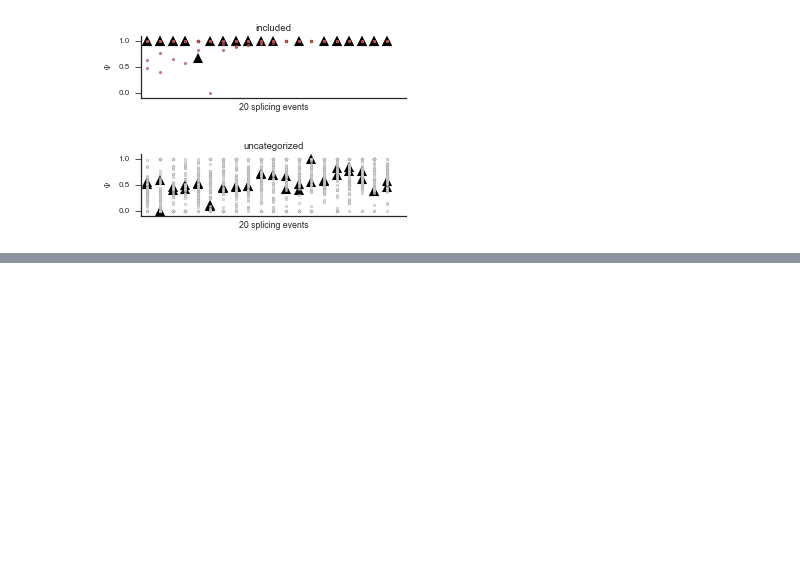
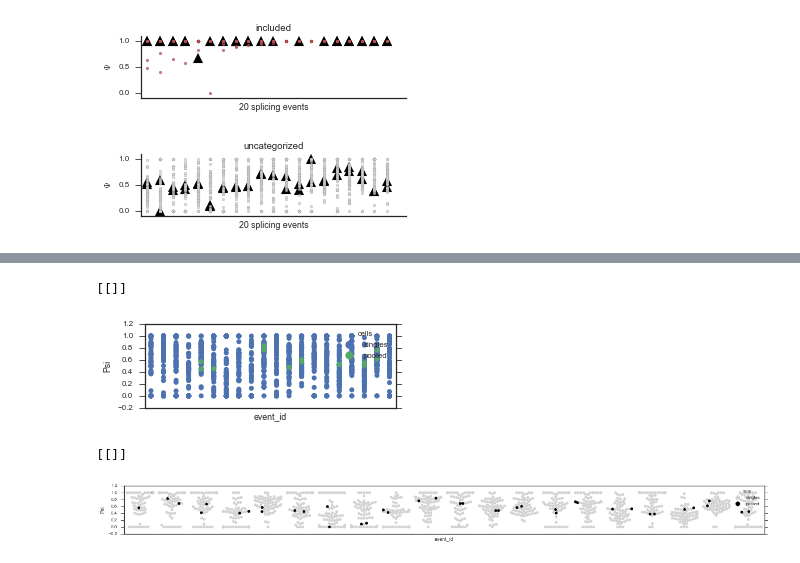
Before and after one commit to YeoLab/singlecell_pnm, a Jupyter notebook: 2._Figure_2/007_lavalamp_modalities.ipynb, the cells around one changed output, grey strips where cells are left out. Cells and saved outputs as stored; diff of their text form; code cells hidden in the pictures; blank space fills up the shorter version.

Commit message:
add swarmplot modalities

```diff
--- a/2._Figure_2/007_lavalamp_modalities.ipynb
+++ b/2._Figure_2/007_lavalamp_modalities.ipynb
@@ -128,3 +128,8 @@ for modality, df in modalities.groupby('modality'):
 [figure]
 [figure]
 [figure]
+# %%
+pooled_tidy = pooled.unstack().reset_index()
+pooled_tidy = pooled_tidy.rename(columns={"level_0": 'event_id', 'level_1': 'sample_id', 0: 'Psi'})
+pooled_tidy['cells'] = 'pooled'
+pooled_tidy.head()
@@ -130,0 +143,5 @@ for modality, df in modalities.groupby('modality'):
+# %%
+singles_tidy = singles.unstack().reset_index()
+singles_tidy = singles_tidy.rename(columns={"level_0": 'event_id', 'level_1': 'sample_id', 0: 'Psi'})
+singles_tidy['cells'] = 'singles'
+singles_tidy.head()
@@ -130,0 +155,18 @@ for modality, df in modalities.groupby('modality'):
+# %%
+pooled_singles = pd.concat([singles_tidy, pooled_tidy], ignore_index=True)
+# %%
+fig, ax = plt.subplots(figsize=(4.5, 1.5))
+
+sns.stripplot(x='event_id', y='Psi', data=pooled_singles, hue='cells')
+ax.set(xticks=[])
+# %% [output]
+[[]]
+[figure, added]
+# %%
+fig, ax = plt.subplots(figsize=(20, 1.5))
+
+sns.swarmplot(x='event_id', y='Psi', data=pooled_singles, hue='cells', palette=[singles_color, 'k'])
+ax.set(xticks=[])
+# %% [output]
+[[]]
+[figure, added]
```
Also changed, not shown: parts of 5 cells of this notebook, 16 other files.
